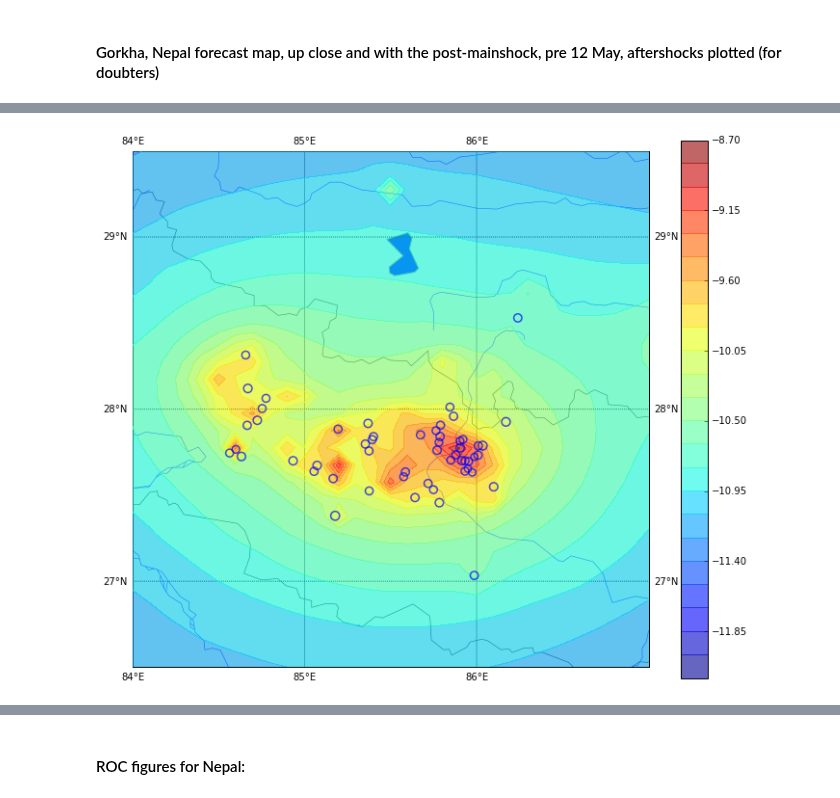
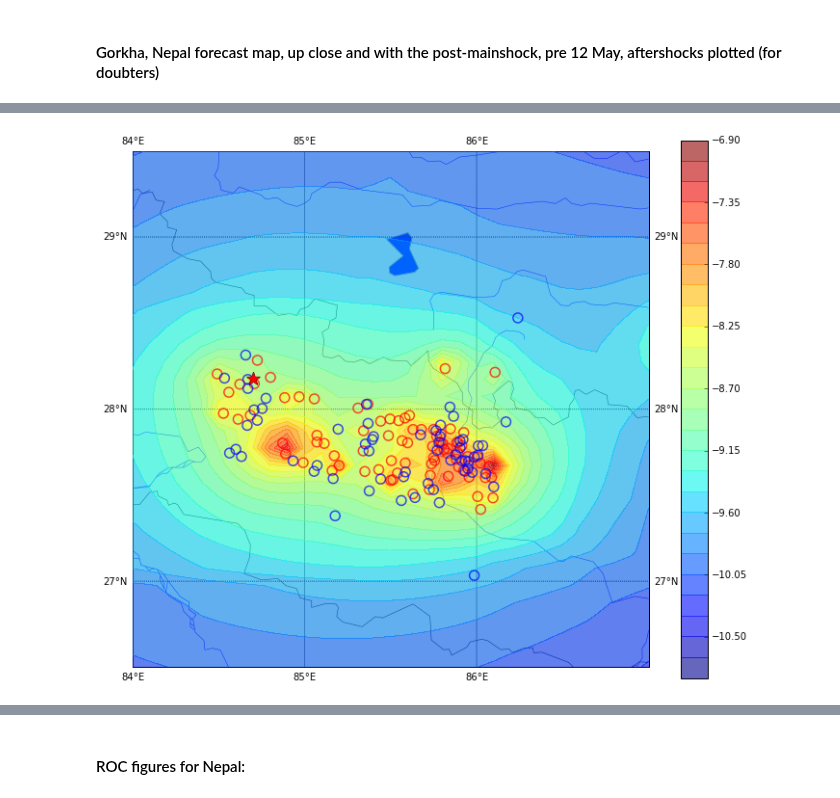
Before and after one commit to markyoder/globalETAS, a Jupyter notebook: global_etas_figs_revision.ipynb, the cells around one changed output, grey strips where cells are left out. Cells and saved outputs as stored; diff of their text form; code cells hidden in the pictures.

```diff
--- a/global_etas_figs_revision.ipynb
+++ b/global_etas_figs_revision.ipynb
@@ -137,7 +138,10 @@ if not os.path.isdir(revisions_data): os.makedirs(revisions_data)
 # %%
 # TODO: code up something to load at least the salient bits from an export file.
 #
-calc_nepal_etas = False
+
+
+#
+calc_nepal_etas = True
 if calc_nepal_etas:
     nepal_etas_fc = etas_analyzer.get_nepal_etas_fc(n_cpu=2*mpp.cpu_count())
     #plt.savefig(os.path.join(revisions_data, 'nepal_fc_etas_contours.png'))
@@ -164,3 +168,17 @@ if calc_nepal_etas:
     #ax.set_xlim([83.,88.])
     #ax.set_ylim([27., 29.5])
     fg.savefig(os.path.join(revisions_data, 'nepal_fc_etas_contours.png'))
+    #
+    # # get an 'initial' forecast:
+    neapl_etas_initial = etas_analyzer.get_nepal_etas_fc(n_procs=2*mpp.cpu_count(), cat_len=5.*365., p_cat=1.1,
+                                                         q_cat=1.5, t_0 = dtm.datetime(1990,1,1, tzinfo=tz_utc),
+                                                         t_now=dtm.datetime(2015,4,26, tzinfo=tzutc))
+    fg = plt.figure(figsize=(10,8))
+    plt.clf()
+    lons_map = None
+    lats_map = None
+    #lons_map = [84., 87.]
+    #lats_map = [27., 29.]
+    # note: we'll make a zoomed version of this and save it down-stream a bit.
+    cm_fc = nepal_etas_fc.make_etas_contour_map(fignum=1, fig_size=(10,8), n_contours=25,
+                                                    lons_map=lons_map,lats_map=lats_map)
@@ -192,22 +238,40 @@ print(nepal_etas_fc.catalog.dtype.names)
 # %%
 fg = plt.figure(1, figsize=(12,10))
 plt.clf()
 #lons_map = None
 #lats_map = None
 lons_map = [84., 87.]
 lats_map = [26.5, 29.5]
-cm_fc = nepal_etas_fc.make_etas_contour_map(fignum=1, fig_size=(10,8), n_contours=25, lons_map=lons_map,lats_map=lats_map)
+# use initial forecast:
+# # # get an 'initial' forecast:
+#cm_fc = nepal_etas_fc.make_etas_contour_map(fignum=1, fig_size=(10,8), n_contours=25, lons_map=lons_map,lats_map=lats_map)
+cm_fc = neapl_etas_initial.make_etas_contour_map(fignum=1, fig_size=(10,8), n_contours=25, lons_map=lons_map,lats_map=lats_map)
 #
+dt_split = dtm.datetime(2015,4,26,tzinfo=pytz.timezone('UTC'))
+sub_cat1 = [[rw['lon'], rw['lat']] for rw in nepal_etas_fc.catalog
+                     if (rw['mag']>3. and numpy.datetime64(rw['event_date'])>=numpy.datetime64(nepal_tms)
+                   and numpy.datetime64(rw['event_date'])<numpy.datetime64(dt_split))]
+sub_cat2 = [[rw['lon'], rw['lat']] for rw in nepal_etas_fc.catalog
+                     if (rw['mag']>3. and numpy.datetime64(rw['event_date'])>=numpy.datetime64(dt_split)
+                   and numpy.datetime64(rw['event_date'])<numpy.datetime64(dtm.datetime(2015,5,12,tzinfo=pytz.timezone('UTC'))))]
+
 # note, with "scatter()", we should be able to easily size the elements by magnitude, color them by time, etc. if we want.
-cm_fc.scatter(*zip(*[[rw['lon'], rw['lat']] for rw in nepal_etas_fc.catalog
-                     if (rw['mag']>3. and numpy.datetime64(rw['event_date'])>=numpy.datetime64(nepal_tms)
-                   and numpy.datetime64(rw['event_date'])<numpy.datetime64(dtm.datetime(2015,5,12,tzinfo=pytz.timezone('UTC'))))]),
-              marker='o', edgecolors='b', facecolors='none', linewidths=1.5, s=[15*x for x in nepal_etas_fc.catalog['mag']],
-              alpha=.7, latlon=True, zorder=10 )
+cm_fc.scatter(*zip(*sub_cat1),
+              marker='o', edgecolors='r', facecolors='none', linewidths=1.5,
+              s=100, alpha=.7, latlon=True, zorder=10 )
+cm_fc.scatter(*zip(*sub_cat2),
+              marker='o', edgecolors='b', facecolors='none', linewidths=1.5,
+              s=100, alpha=.7, latlon=True, zorder=10 )
+
+cm_fc.scatter(*cm_fc(nepal_epi_lon, nepal_epi_lat), marker='*', s=150, color='r', latlon=False, zorder=12)
+cm_fc.scatter(*cm_fc(nepal_epi_lon, nepal_epi_lat), marker='*', s=195, color='k', latlon=False, zorder=11)
+
 # ... not the way to do this...
 #ax=plt.gca()
 #ax.set_xlim([83.,88.])
 #ax.set_ylim([27., 29.5])
-fg.savefig(os.path.join(revisions_data, 'nepal_fc_etas_contours_closeup_with_eqs.png'))
+
+#fg.savefig(os.path.join(revisions_data, 'nepal_fc_etas_contours_closeup_with_eqs.png'))
+fg.savefig(os.path.join(revisions_data, 'nepal_fc_initial_etas_contours_closeup_with_eqs.png'))
 # %% [output]
-[figure, old version]
+[figure, new version]
```
Also changed, not shown: parts of 11 cells of this notebook, 1 other file.
